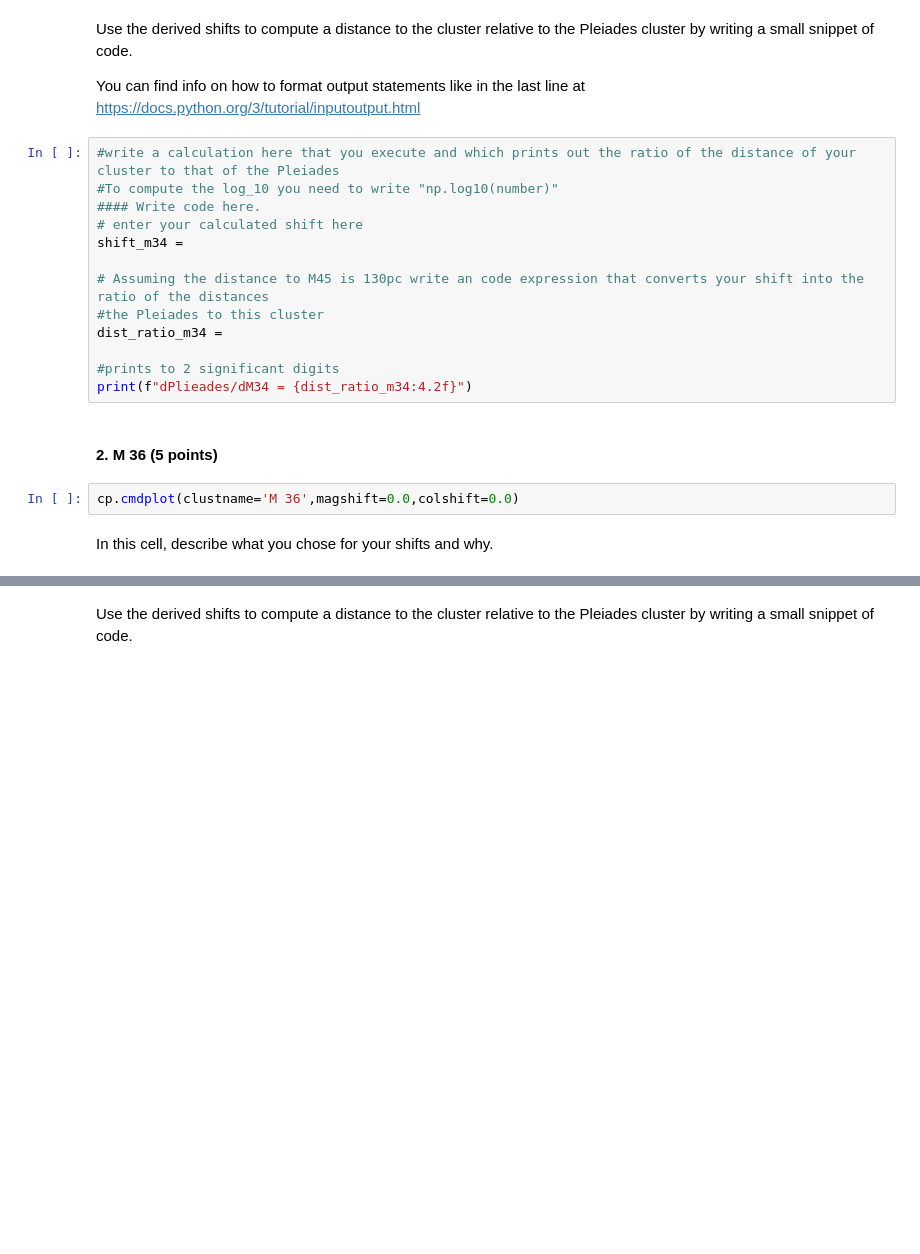
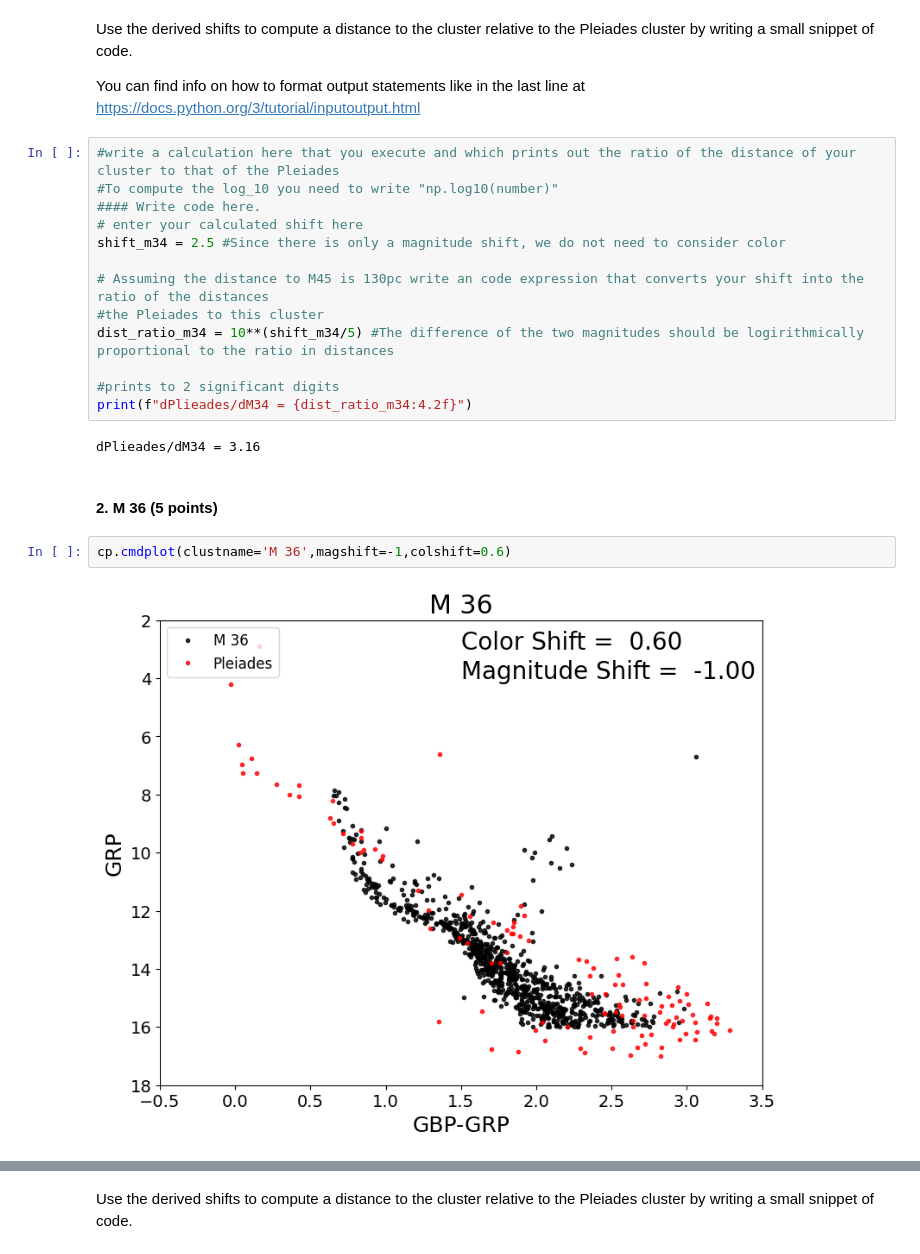
Before and after one commit to DayneLocke/CMD_distmod_student, a Jupyter notebook: cluster_plot_student.ipynb, the cells around one changed output, grey strips where cells are left out. Saved outputs shown, nothing was run; the diff lists cells and outputs as text; blank space fills up the shorter version.

```diff
--- a/cluster_plot_student.ipynb
+++ b/cluster_plot_student.ipynb
@@ -53,17 +55,19 @@ You can find info on how to format output statements like in the last line at ht
 #To compute the log_10 you need to write "np.log10(number)"
 #### Write code here.
 # enter your calculated shift here
-shift_m34 =
+shift_m34 = 2.5 #Since there is only a magnitude shift, we do not need to consider color
 
 # Assuming the distance to M45 is 130pc write an code expression that converts your shift into the ratio of the distances
 #the Pleiades to this cluster
-dist_ratio_m34 =
+dist_ratio_m34 = 10**(shift_m34/5) #The difference of the two magnitudes should be logirithmically proportional to the ratio in distances
 
 #prints to 2 significant digits
 print(f"dPlieades/dM34 = {dist_ratio_m34:4.2f}")
+# %% [output]
+dPlieades/dM34 = 3.16
 # %% [markdown]
 #### 2. M 36 (5 points)
 # %%
-cp.cmdplot(clustname='M 36',magshift=0.0,colshift=0.0)
+cp.cmdplot(clustname='M 36',magshift=-1,colshift=0.6)
+# %% [output]
+[figure, added]
-# %% [markdown]
-In this cell, describe what you chose for your shifts and why.
```
Also changed, not shown: parts of 18 cells of this notebook, 5 other files.
